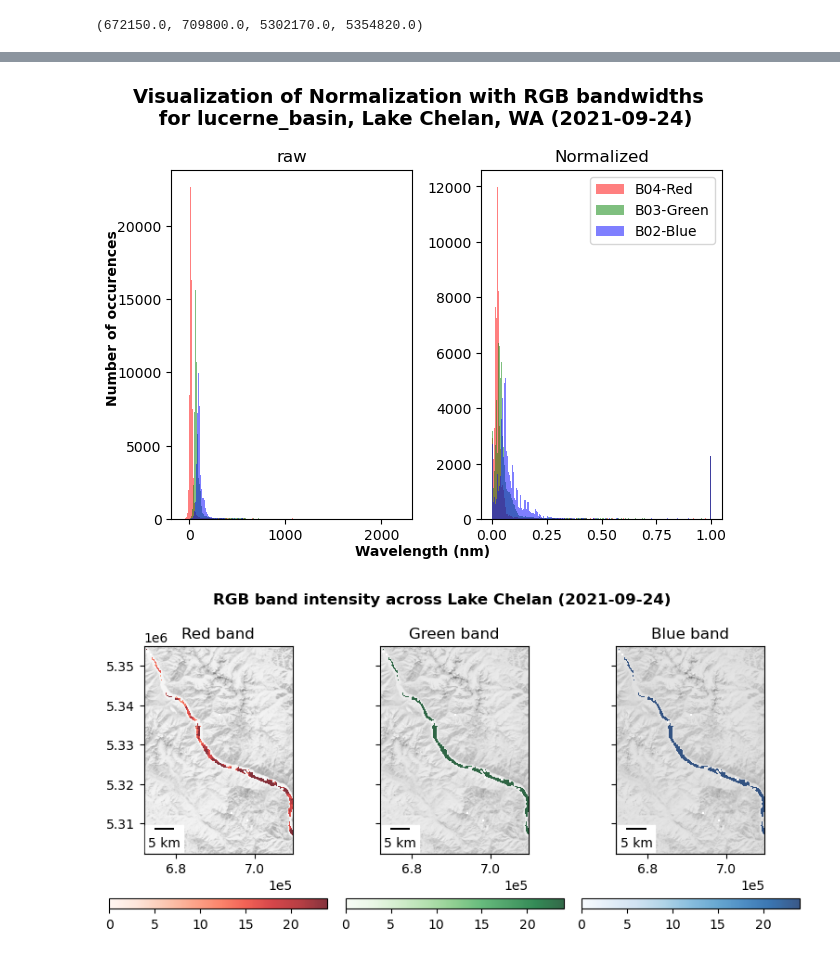
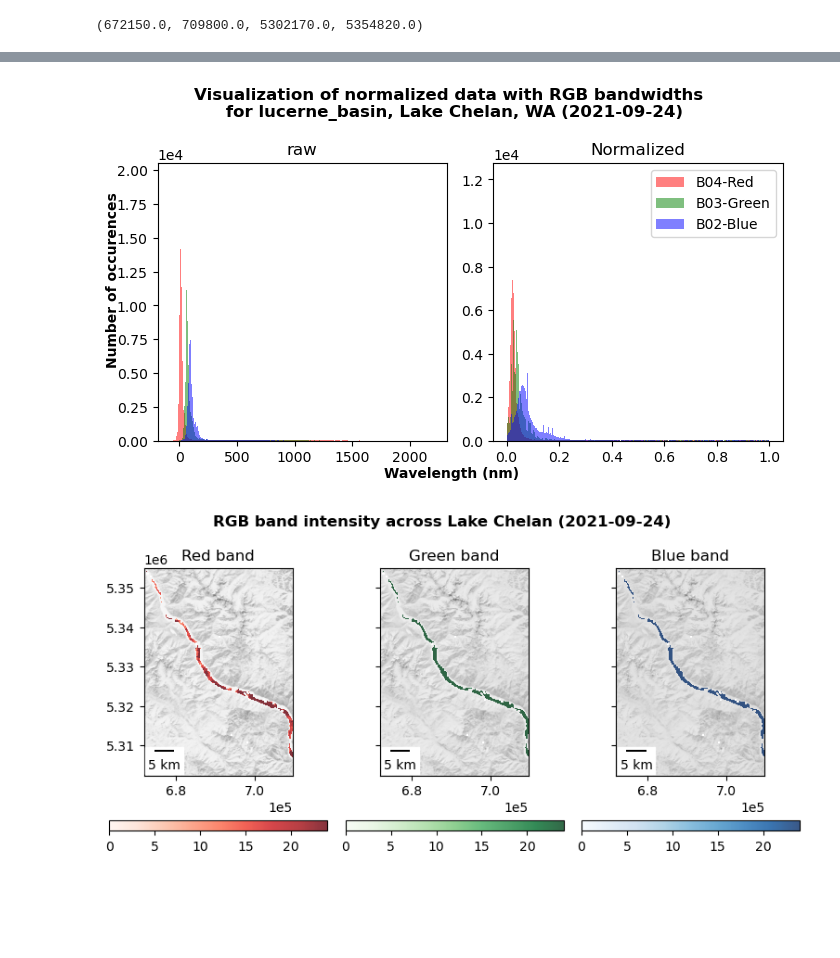
Before and after one commit to UW-GDA/Project_Chelanigans, a Jupyter notebook: chelan_2_rgb-analysis.ipynb, the cells around one changed output, grey strips where cells are left out. Drawn from its saved outputs; the diff is of its cells as text; code cells hidden in the pictures; blank space fills up the shorter version.

```diff
--- a/chelan_2_rgb-analysis.ipynb
+++ b/chelan_2_rgb-analysis.ipynb
@@ -424,19 +430,22 @@ plt.savefig(strFile);
 # %%
-fig, ax = plt.subplots()
+fig, ax = plt.subplots(figsize=(7,4))
 
-ax.hist(r_masked.compressed().ravel(), bins=400, alpha=0.5, color='red', log=False, label='B04-Red')
+ax.hist(r_masked.compressed().ravel(), bins=512, alpha=0.5, color='red', log=False, label='B04-Red')
 #ax.axvline(red_threshold, ls='--', c='k', label=red_threshold)
 
-ax.hist(g_masked.compressed().ravel(), bins=400, alpha=0.5, color='green', log=False, label='B03-Green')
+ax.hist(g_masked.compressed().ravel(), bins=512, alpha=0.5, color='green', log=False, label='B03-Green')
 #ax.axvline(red_threshold, ls='--', c='k', label=red_threshold)
 
-ax.hist(b_masked.compressed().ravel(), bins=400, alpha=0.5, color='blue', log=False, label='B02-Blue')
+ax.hist(b_masked.compressed().ravel(), bins=512, alpha=0.5, color='blue', log=False, label='B02-Blue')
 #ax.axvline(red_threshold, ls='--', c='k', label=red_threshold)
+
+ax.ticklabel_format(axis='y', scilimits=(1,3))
 ax.legend()
+ax.set_xlim(-200, 2200)
 #ax.xlim(-200, 500)
-ax.set_ylabel('Number of occurences')
-ax.set_xlabel('Wavelength (nm)')
-ax.set_title('RGB bandwidth assessment for Lake Chelan (%s)' %date, fontsize=14, fontweight='bold', y=1.02)
+ax.set_ylabel('Number of occurences', fontsize=10)
+ax.set_xlabel('Wavelength (nm)', fontsize=10)
+ax.set_title('RGB bandwidth assessment for Lake Chelan (%s)' %date, fontsize=12, fontweight='bold', y=1.02)
 
 plt.tight_layout()
 
@@ -451,55 +460,59 @@ plt.savefig(strFile);
 # %%
 #%matplotlib widget
 # %%
-fig, axa = plt.subplots(1,2)
-fig.suptitle(('Visualization of Normalization with RGB bandwidths \n for %s, Lake Chelan, WA (%s)' %(window_id, date)),
+fig, axa = plt.subplots(1, 2, figsize=(7,4))
+fig.suptitle(('Visualization of normalized data with RGB bandwidths \n for %s, Lake Chelan, WA (%s)' %(window_id, date)),
              y=0.98,
-             fontsize=14,
+             fontsize=12,
              fontweight='bold')
 
-axa[0].hist(r_masked.compressed().ravel(), bins=400, alpha=0.5, color='red', log=False, label='B04-Red')
+axa[0].hist(r_masked.compressed().ravel(), bins=512, alpha=0.5, color='red', log=False, label='B04-Red')
 #ax.axvline(red_threshold, ls='--', c='k', label=red_threshold)
 
-axa[0].hist(g_masked.compressed().ravel(), bins=400, alpha=0.5, color='green', log=False, label='B03-Green')
+axa[0].hist(g_masked.compressed().ravel(), bins=512, alpha=0.5, color='green', log=False, label='B03-Green')
 #ax.axvline(red_threshold, ls='--', c='k', label=red_threshold)
 
-axa[0].hist(b_masked.compressed().ravel(), bins=400, alpha=0.5, color='blue', log=False, label='B02-Blue')
+axa[0].hist(b_masked.compressed().ravel(), bins=512, alpha=0.5, color='blue', log=False, label='B02-Blue')
 #ax.axvline(red_threshold, ls='--', c='k', label=red_threshold)
 
 r_masked_normd = normie(r_masked, 2, 98)
-axa[1].hist(r_masked_normd.compressed().ravel(), bins=400, alpha=0.5, color='red', log=False, label='B04-Red')
+axa[1].hist(r_masked_normd.compressed().ravel(), bins=512, alpha=0.5, color='red', log=False, label='B04-Red')
 #ax.axvline(red_threshold, ls='--', c='k', label=red_threshold)
 
 g_masked_normd = normie(g_masked, 2, 98)
-axa[1].hist(g_masked_normd.compressed().ravel(), bins=400, alpha=0.5, color='green', log=False, label='B03-Green')
+axa[1].hist(g_masked_normd.compressed().ravel(), bins=512, alpha=0.5, color='green', log=False, label='B03-Green')
 #ax.axvline(red_threshold, ls='--', c='k', label=red_threshold)
 
 b_masked_normd = normie(b_masked, 2, 98)
-axa[1].hist(b_masked_normd.compressed().ravel(), bins=400, alpha=0.5, color='blue', log=False, label='B02-Blue')
+axa[1].hist(b_masked_normd.compressed().ravel(), bins=512, alpha=0.5, color='blue', log=False, label='B02-Blue')
 #ax.axvline(red_threshold, ls='--', c='k', label=red_threshold)
+
+axa[0].ticklabel_format(axis='y', scilimits=(1,3))
+axa[1].ticklabel_format(axis='y', scilimits=(1,3))
+
 
 axa[0].set_title('raw')
 axa[1].set_title('Normalized')
 
 axa[1].legend()
 #ax.xlim(-200, 500)
 ax.set_ylabel('Number of occurences')
 ax.set_xlabel('Band values')
 
 fig.text(0.5, 0.006, 'Wavelength (nm)', fontweight='bold', ha='center')
 fig.text(0.006, 0.5, 'Number of occurences', fontweight='bold', va='center', rotation='vertical')
 #https://stackoverflow.com/questions/16150819/common-xlabel-ylabel-for-matplotlib-subplots
 
 plt.tight_layout()
 
 #save image output
 strFile = ('/home/jovyan/project/chelanigans/output/%s/%s/visualize-normalization.png' %(notebook, window_id))
 if os.path.isfile(strFile):
 #os.remove(strFile)
     os.system("rm "+strFile)
 plt.savefig(strFile);
 # %% [output]
-[figure, old version]
+[figure, new version]
 # %%
 fig, axa = plt.subplots(1, 3, figsize=(8,4), sharex=True, sharey=True)
 fig.suptitle(('RGB band intensity across Lake Chelan (%s)' %date),
```
Also changed, not shown: parts of 8 cells of this notebook, 2 other files.
